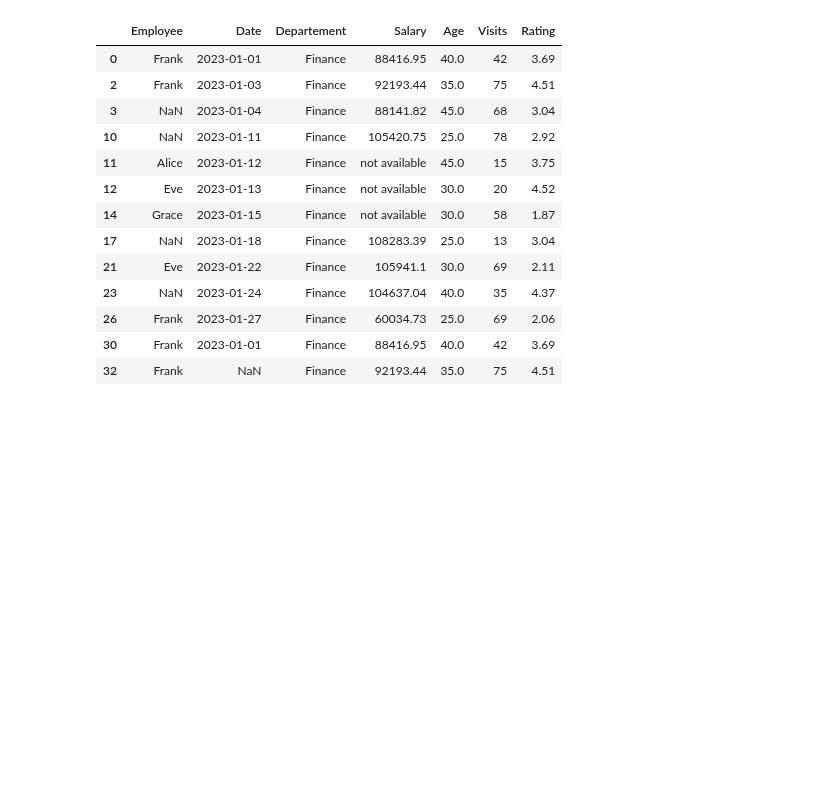
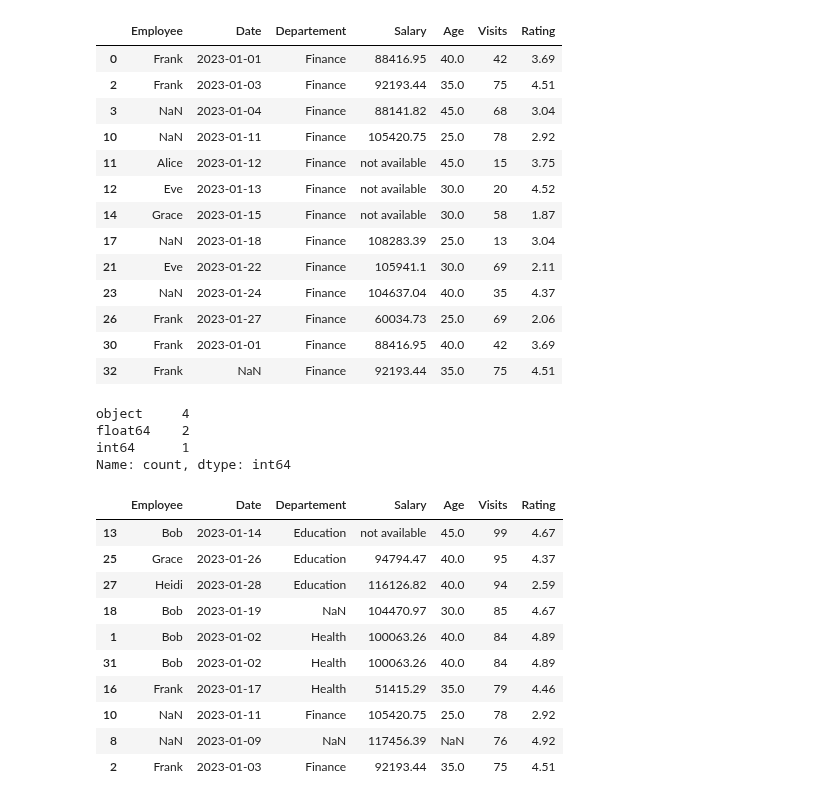
Before and after one commit to nevillemakoyi/Pandas_basic, a Jupyter notebook: notebooks/3 - data cleaning avec pandas - Exercice - élève .ipynb, the cells around one changed output. Cells and saved outputs as stored; diff of their text form; code cells hidden in the pictures; blank space fills up the shorter version.

```diff
--- a/notebooks/3 - data cleaning avec pandas - Exercice - élève .ipynb
+++ b/notebooks/3 - data cleaning avec pandas - Exercice - élève .ipynb
@@ -329,3 +329,24 @@ df [df['Departement'] == 'Finance']
 | 26 | Frank | 2023-01-27 | Finance | 60034.73 | 25.0 | 69 | 2.06 |
 | 30 | Frank | 2023-01-01 | Finance | 88416.95 | 40.0 | 42 | 3.69 |
 | 32 | Frank | NaN | Finance | 92193.44 | 35.0 | 75 | 4.51 |
+# %%
+df.dtypes.value_counts()
+# %% [output]
+object     4
+float64    2
+int64      1
+Name: count, dtype: int64
+# %%
+df.nlargest(10, 'Visits')
+# %% [output]
+|  | Employee | Date | Departement | Salary | Age | Visits | Rating |
+| 13 | Bob | 2023-01-14 | Education | not available | 45.0 | 99 | 4.67 |
+| 25 | Grace | 2023-01-26 | Education | 94794.47 | 40.0 | 95 | 4.37 |
+| 27 | Heidi | 2023-01-28 | Education | 116126.82 | 40.0 | 94 | 2.59 |
+| 18 | Bob | 2023-01-19 | NaN | 104470.97 | 30.0 | 85 | 4.67 |
+| 1 | Bob | 2023-01-02 | Health | 100063.26 | 40.0 | 84 | 4.89 |
+| 31 | Bob | 2023-01-02 | Health | 100063.26 | 40.0 | 84 | 4.89 |
+| 16 | Frank | 2023-01-17 | Health | 51415.29 | 35.0 | 79 | 4.46 |
+| 10 | NaN | 2023-01-11 | Finance | 105420.75 | 25.0 | 78 | 2.92 |
+| 8 | NaN | 2023-01-09 | NaN | 117456.39 | NaN | 76 | 4.92 |
+| 2 | Frank | 2023-01-03 | Finance | 92193.44 | 35.0 | 75 | 4.51 |
```
Also changed, not shown: parts of 7 cells of this notebook.
